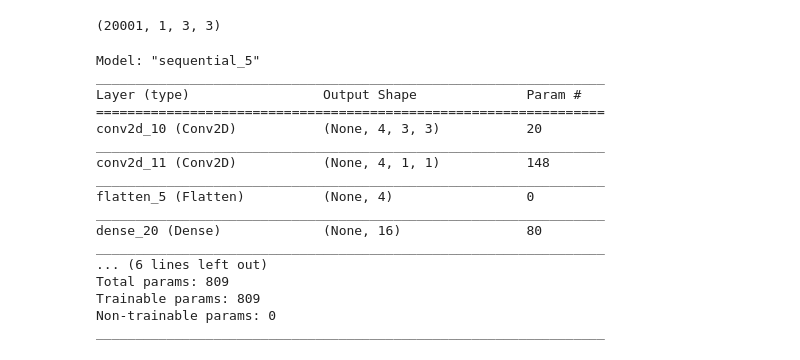
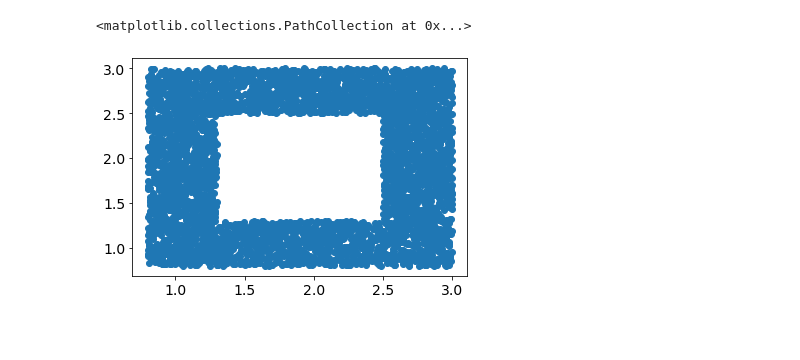
Before and after one commit to FenrisWolfff/cnn_pes, a Jupyter notebook: h2o/water_CNN.ipynb, the cells around one changed output. Drawn from its saved outputs; the diff is of its cells as text; code cells hidden in the pictures; blank space fills up the shorter version.

```diff
--- a/h2o/water_CNN.ipynb
+++ b/h2o/water_CNN.ipynb
@@ -66,36 +109,21 @@ val_x = pre_process(val_x)
-# %%
-train_x.shape
-# %% [output]
-(20001, 1, 3, 3)
-# %%
-model = models.Sequential()
-model.add(layers.Conv2D(4, (2,2), activation=tf.nn.swish,
-                        input_shape=(1,3,3), data_format='channels_first', padding='same'))
-model.add(layers.Conv2D(4, (3,3), activation=tf.nn.swish, data_format='channels_first'))
-model.add(layers.Flatten())
-model.add(layers.Dense(16, activation=tf.nn.swish))
-model.add(layers.Dense(16, activation=tf.nn.swish))
-model.add(layers.Dense(16, activation=tf.nn.swish))
-model.add(layers.Dense(1, activation='linear'))
-
-model.summary()
-
-model.load_weights('cnn_weights_h2o.h5')
-# %% [output]
-Model: "sequential_5"
-_________________________________________________________________
-Layer (type)                 Output Shape              Param #
-=================================================================
-conv2d_10 (Conv2D)           (None, 4, 3, 3)           20
-_________________________________________________________________
-conv2d_11 (Conv2D)           (None, 4, 1, 1)           148
-_________________________________________________________________
-flatten_5 (Flatten)          (None, 4)                 0
-_________________________________________________________________
-dense_20 (Dense)             (None, 16)                80
-_________________________________________________________________
-... (6 lines left out)
-Total params: 809
-Trainable params: 809
-Non-trainable params: 0
-_________________________________________________________________
+# %%
+r_min = 1.3
+r_max = 2.5
+theta_min = 1.1
+theta_max = 2.6
+d = 0.5
+
+train_h_x = []
+
+while len(train_h_x) < 5000:
+    r_1 = np.random.random(1)*(r_max-r_min+2*d)+r_min-d
+    r_2 = np.random.random(1)*(r_max-r_min+2*d)+r_min-d
+    theta = np.random.random(1)*(theta_max-theta_min+2*d)+theta_min-d
+    if not ((r_min < r_1[0] < r_max) and (r_min < r_2[0] < r_max) and (theta_min < r_1[0] < theta_max)):
+        train_h_x.append((r_1[0], r_2[0], theta[0]))
+
+train_h_x = np.array(train_h_x)
+plt.scatter(train_h_x[:,0], train_h_x[:,1])
+# %% [output]
+<matplotlib.collections.PathCollection at 0x...>
+[figure, added]
```
Also changed, not shown: parts of 19 cells of this notebook, 5 other files.
